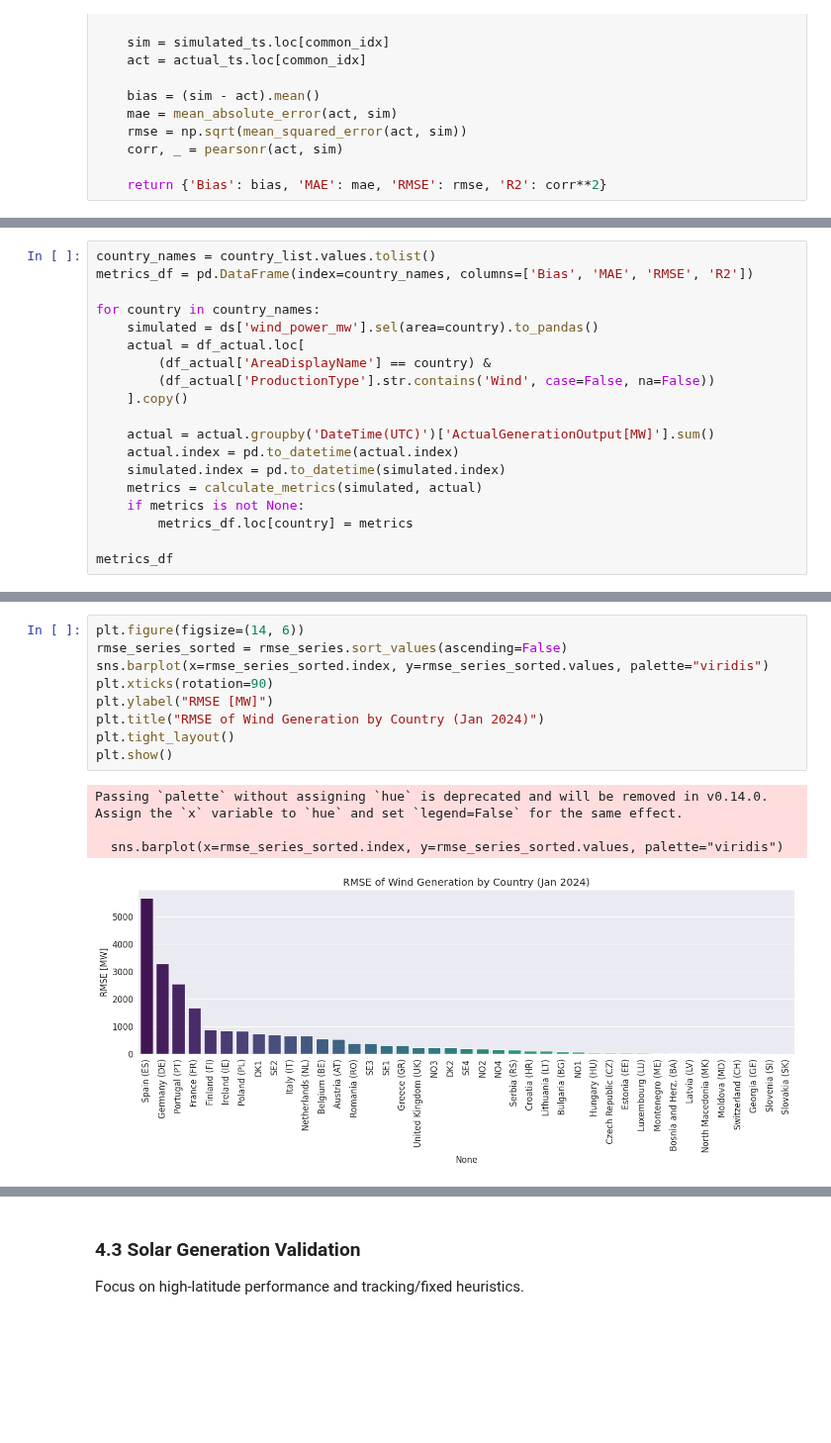
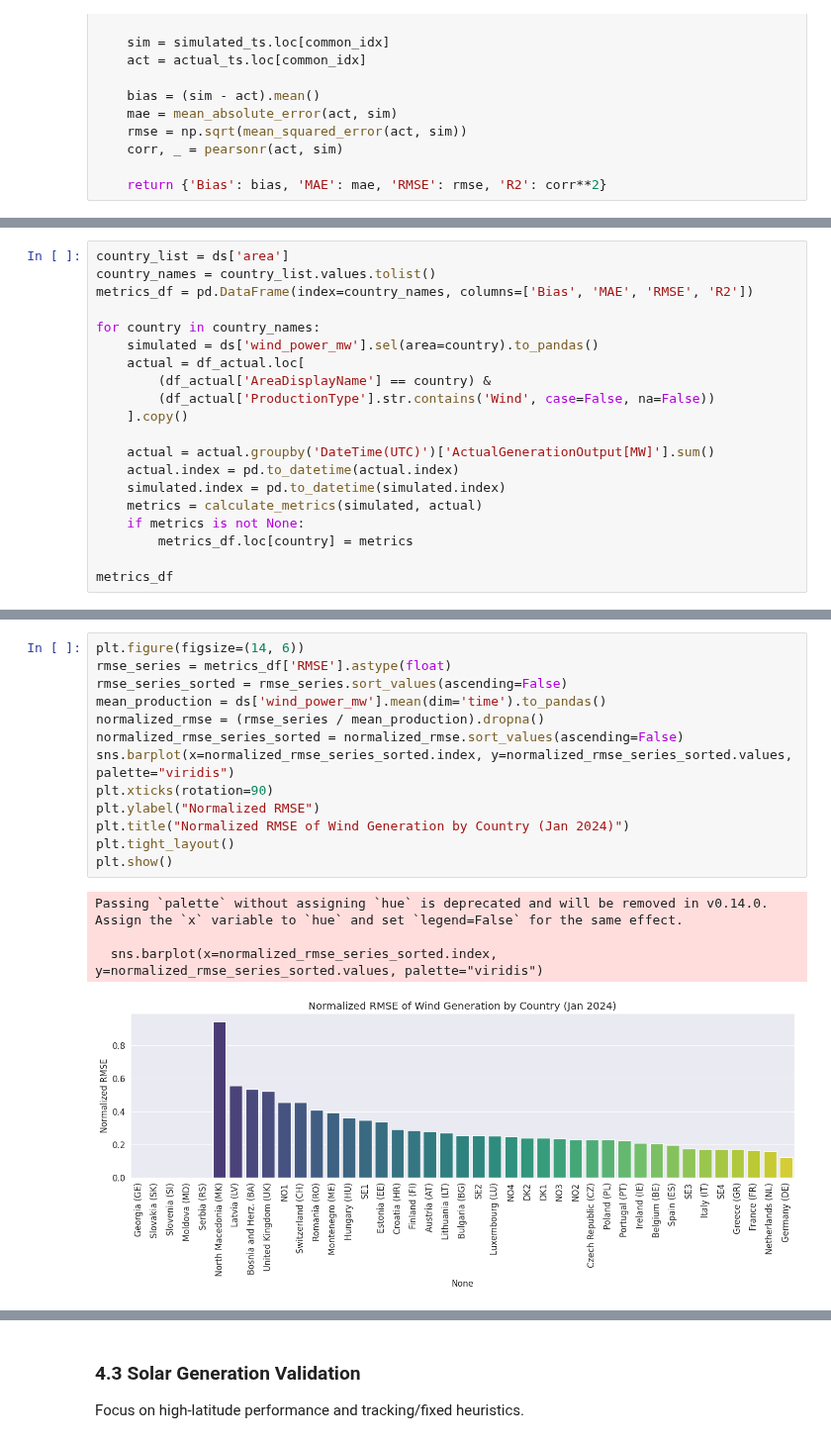
Before and after one commit to EmilBruvik/CERFRES, a Jupyter notebook: notebooks/validation.ipynb, the cells around one changed output, grey strips where cells are left out. Shown at 99% size. Drawn from its saved outputs; the diff is of its cells as text; blank space fills up the shorter version.

```diff
--- a/notebooks/validation.ipynb
+++ b/notebooks/validation.ipynb
@@ -266,4 +268,5 @@ def calculate_metrics(simulated_ts, actual_ts):
 # %%
+country_list = ds['area']
 country_names = country_list.values.tolist()
 metrics_df = pd.DataFrame(index=country_names, columns=['Bias', 'MAE', 'RMSE', 'R2'])
 
@@ -337,14 +340,18 @@ plt.show()
 # %%
 plt.figure(figsize=(14, 6))
+rmse_series = metrics_df['RMSE'].astype(float)
 rmse_series_sorted = rmse_series.sort_values(ascending=False)
-sns.barplot(x=rmse_series_sorted.index, y=rmse_series_sorted.values, palette="viridis")
+mean_production = ds['wind_power_mw'].mean(dim='time').to_pandas()
+normalized_rmse = (rmse_series / mean_production).dropna()
+normalized_rmse_series_sorted = normalized_rmse.sort_values(ascending=False)
+sns.barplot(x=normalized_rmse_series_sorted.index, y=normalized_rmse_series_sorted.values, palette="viridis")
 plt.xticks(rotation=90)
-plt.ylabel("RMSE [MW]")
-plt.title("RMSE of Wind Generation by Country (Jan 2024)")
+plt.ylabel("Normalized RMSE")
+plt.title("Normalized RMSE of Wind Generation by Country (Jan 2024)")
 plt.tight_layout()
 plt.show()
 # %% [output]
 Passing `palette` without assigning `hue` is deprecated and will be removed in v0.14.0. Assign the `x` variable to `hue` and set `legend=False` for the same effect.
 
-  sns.barplot(x=rmse_series_sorted.index, y=rmse_series_sorted.values, palette="viridis")
+  sns.barplot(x=normalized_rmse_series_sorted.index, y=normalized_rmse_series_sorted.values, palette="viridis")
-[figure, old version]
+[figure, new version]
```
Also changed, not shown: parts of 17 cells of this notebook, 2 other files.
